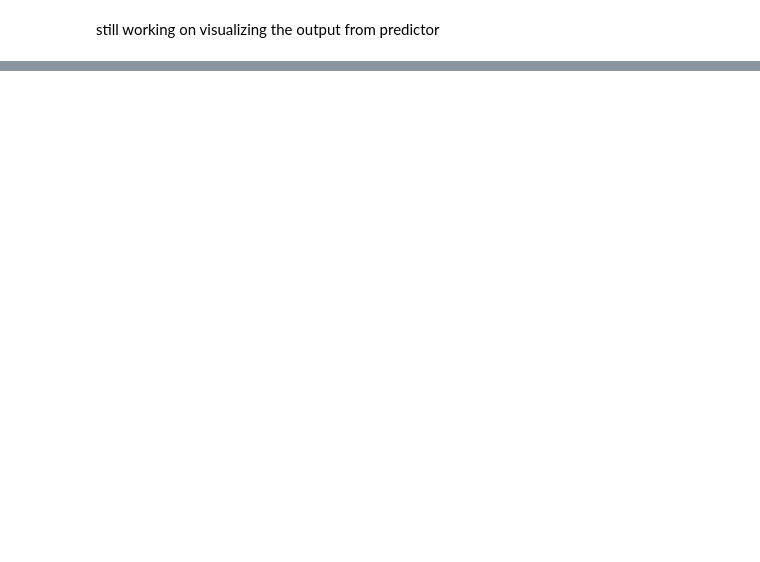
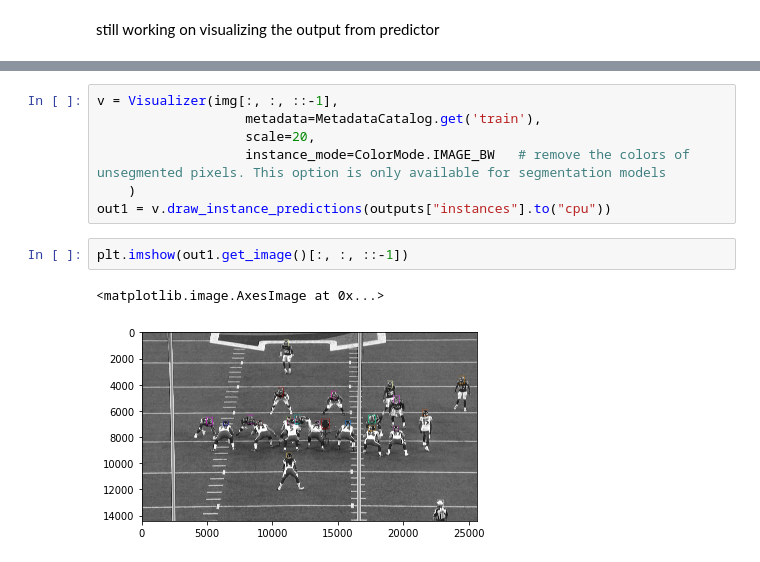
Before and after one commit to mrinal18/NFL_Kaggle, a Jupyter notebook: model/notebooktesttrainimages.ipynb, the cells around one changed output, grey strips where cells are left out. Saved outputs shown, nothing was run; the diff lists cells and outputs as text; blank space fills up the shorter version.

```diff
--- a/model/notebooktesttrainimages.ipynb
+++ b/model/notebooktesttrainimages.ipynb
@@ -478,0 +518,12 @@ NameError: name 'train' is not defined
+# %%
+v = Visualizer(img[:, :, ::-1],
+                   metadata=MetadataCatalog.get('train'),
+                   scale=20,
+                   instance_mode=ColorMode.IMAGE_BW   # remove the colors of unsegmented pixels. This option is only available for segmentation models
+    )
+out1 = v.draw_instance_predictions(outputs["instances"].to("cpu"))
+# %%
+plt.imshow(out1.get_image()[:, :, ::-1])
+# %% [output]
+<matplotlib.image.AxesImage at 0x...>
+[figure, added]
```
Also changed, not shown: parts of 13 cells of this notebook.
